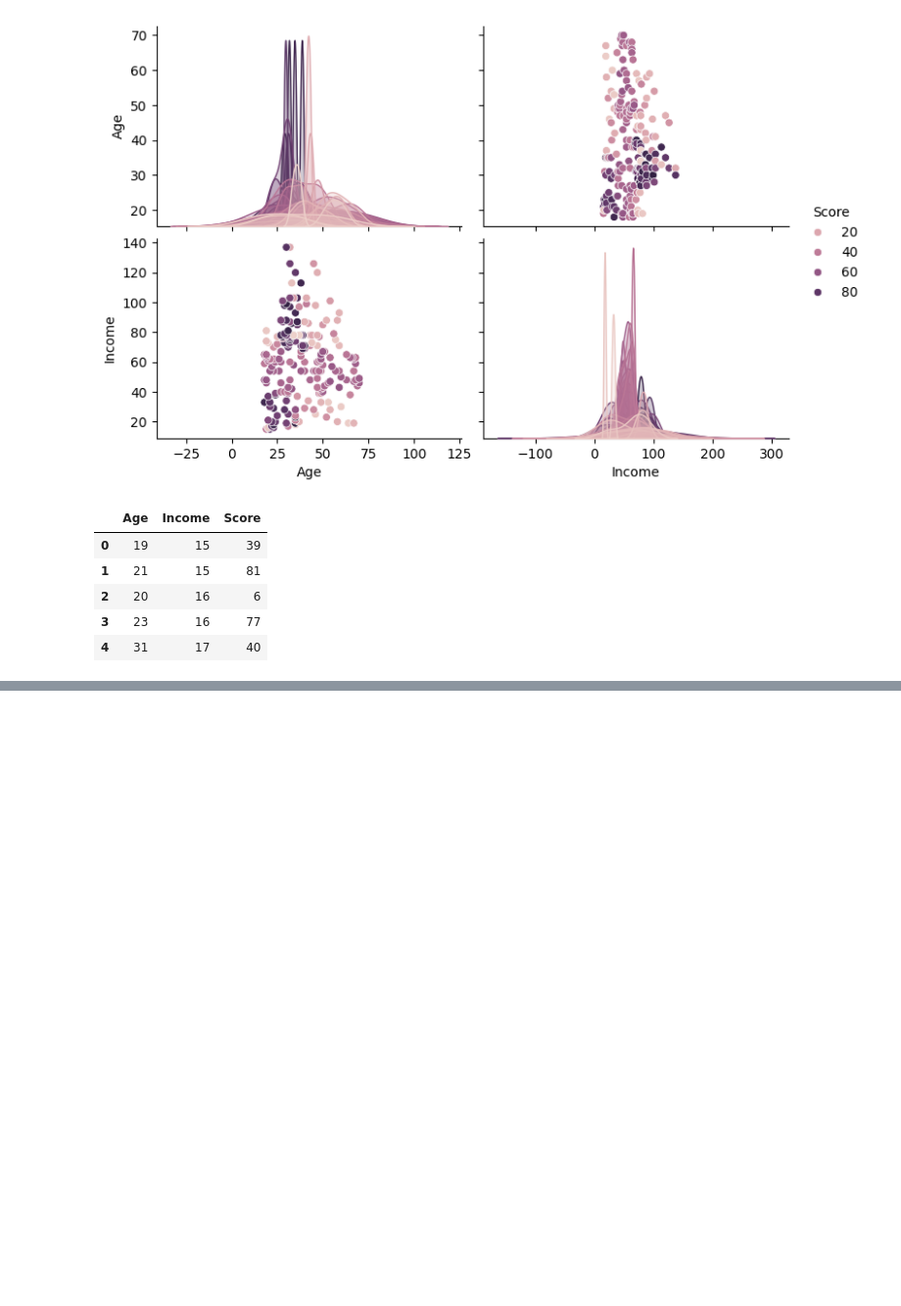
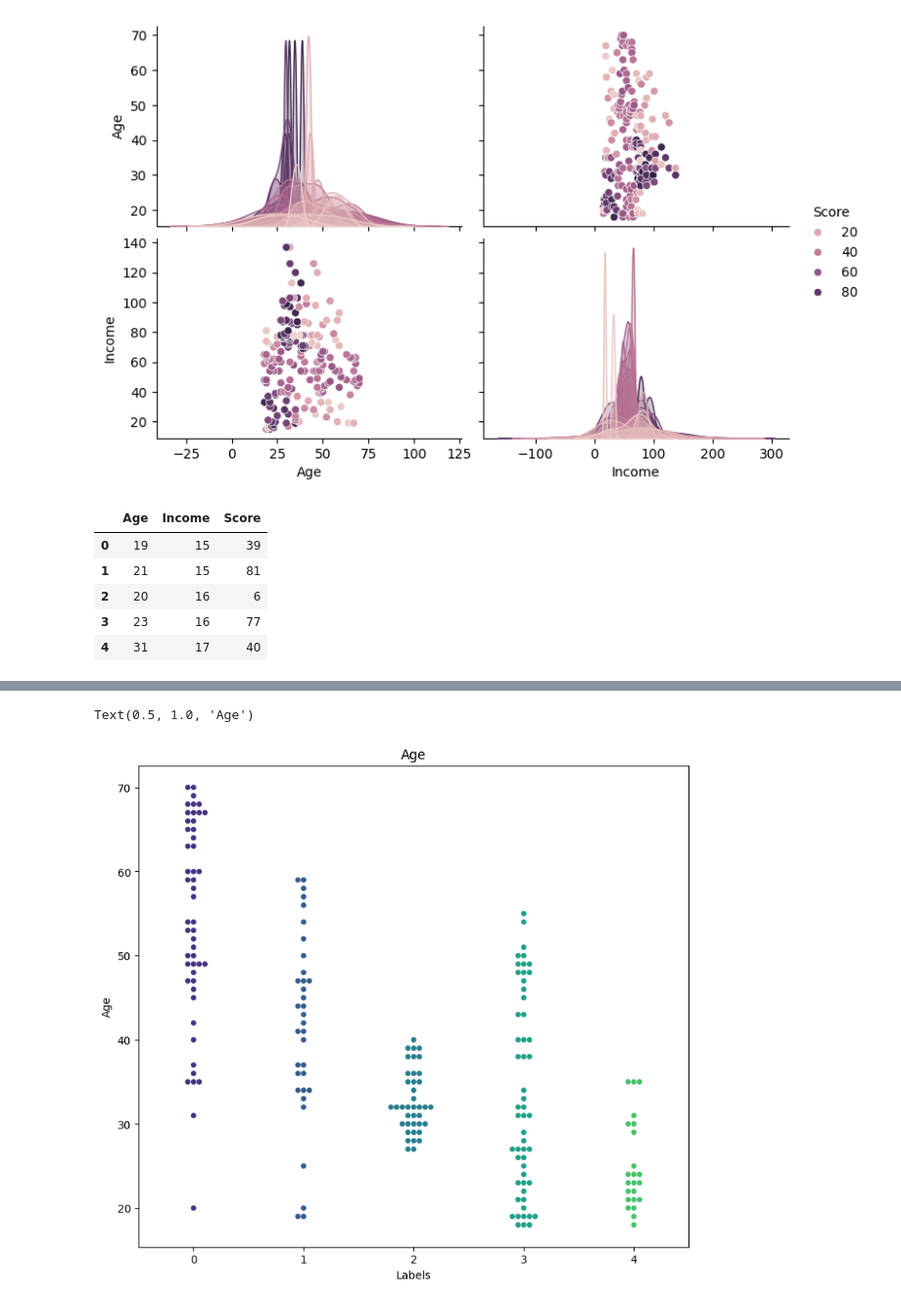
Before and after one commit to Shurkah/PRODIGY_ML_02, a Jupyter notebook: kmeans_alg.ipynb, the cells around one changed output, grey strips where cells are left out. Shown at 98% size. Cells and saved outputs as stored; diff of their text form; code cells hidden in the pictures; blank space fills up the shorter version.

```diff
--- a/kmeans_alg.ipynb
+++ b/kmeans_alg.ipynb
@@ -149,0 +159,8 @@ plt.show()
+# %%
+fig = plt.figure(figsize=(20,8))
+ax = fig.add_subplot(121)
+sns.swarmplot(x='Labels', y='Age', data=df, ax=ax, palette=sns.color_palette('viridis'))
+ax.set_title('Age')
+# %% [output]
+Text(0.5, 1.0, 'Age')
+[figure, added]
```
Also changed, not shown: parts of 9 cells of this notebook.
